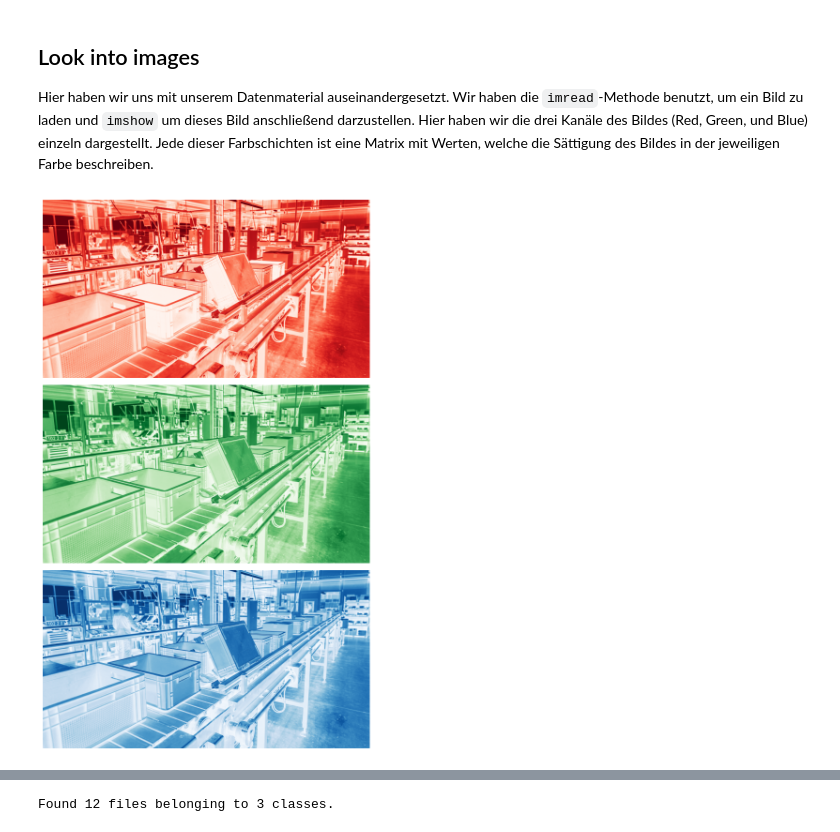
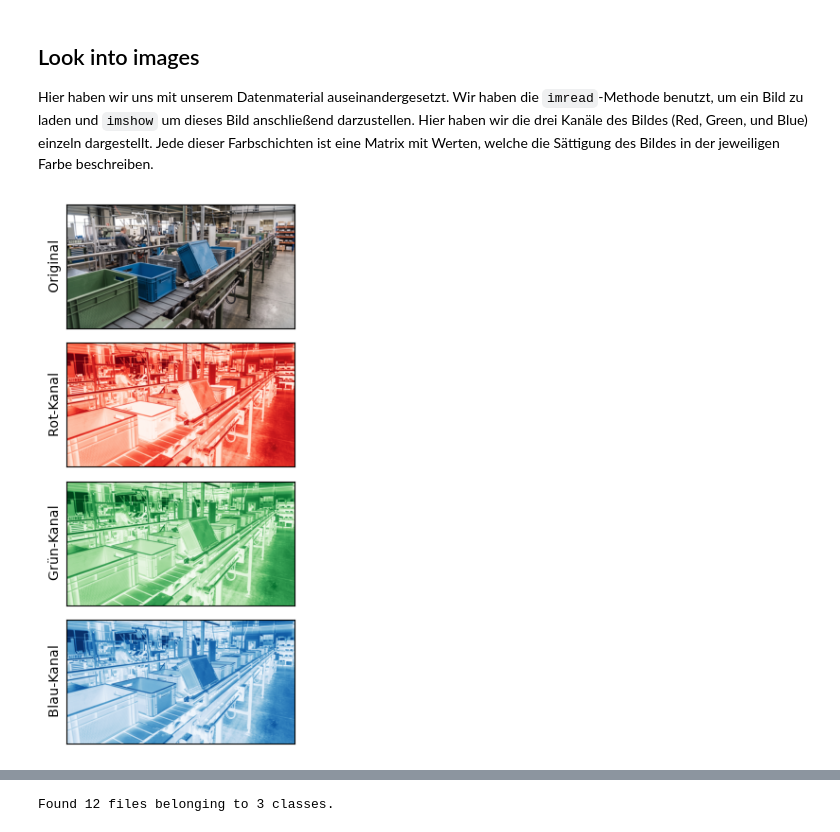
Before and after one commit to mckoh/industrial_computing_dibse_26, a Jupyter notebook: notebooks/megatutorial_02.ipynb, the cells around one changed output, grey strips where cells are left out. Cells and saved outputs as stored; diff of their text form; code cells hidden in the pictures.

```diff
--- a/notebooks/megatutorial_02.ipynb
+++ b/notebooks/megatutorial_02.ipynb
@@ -23,16 +21,28 @@ set_seed(123)
 
 Hier haben wir uns mit unserem Datenmaterial auseinandergesetzt. Wir haben die `imread`-Methode benutzt, um ein Bild zu laden und `imshow` um dieses Bild anschließend darzustellen. Hier haben wir die drei Kanäle des Bildes (Red, Green, und Blue) einzeln dargestellt. Jede dieser Farbschichten ist eine Matrix mit Werten, welche die Sättigung des Bildes in der jeweiligen Farbe beschreiben.
 # %%
-fig, ax = plt.subplots(nrows=3, ncols=1, figsize=(8,12))
-ax[0].imshow(plt.imread("../data/jammed/image_02.jpeg")[:,:,0], cmap="Reds")
-ax[0].set_axis_off()
-ax[1].imshow(plt.imread("../data/jammed/image_02.jpeg")[:,:,1], cmap="Greens")
-ax[1].set_axis_off()
-ax[2].imshow(plt.imread("../data/jammed/image_02.jpeg")[:,:,2], cmap="Blues")
-ax[2].set_axis_off()
+fig, ax = plt.subplots(nrows=4, ncols=1, figsize=(4,6))
+
+ax[0].imshow(plt.imread("../data/jammed/image_02.jpeg"))
+ax[0].set_ylabel("Original")
+ax[0].set_xticks([])
+ax[0].set_yticks([])
+ax[1].imshow(plt.imread("../data/jammed/image_02.jpeg")[:,:,0], cmap="Reds")
+ax[1].set_ylabel("Rot-Kanal")
+ax[1].set_xticks([])
+ax[1].set_yticks([])
+ax[2].imshow(plt.imread("../data/jammed/image_02.jpeg")[:,:,1], cmap="Greens")
+ax[2].set_ylabel("Grün-Kanal")
+ax[2].set_xticks([])
+ax[2].set_yticks([])
+ax[3].imshow(plt.imread("../data/jammed/image_02.jpeg")[:,:,2], cmap="Blues")
+ax[3].set_ylabel("Blau-Kanal")
+ax[3].set_xticks([])
+ax[3].set_yticks([])
+
 plt.tight_layout()
 plt.show()
 # %% [output]
-[figure, old version]
+[figure, new version]
 # %% [markdown]
 ## Load Data
```
Also changed, not shown: parts of 16 cells of this notebook.
